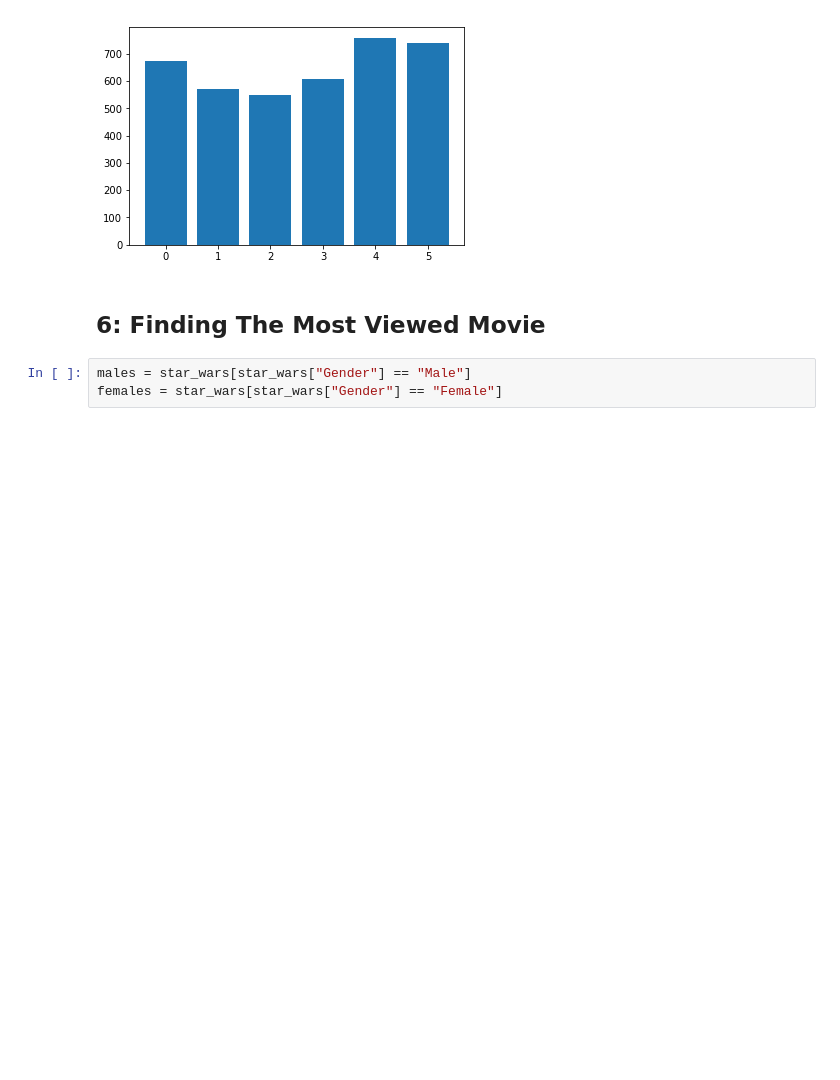
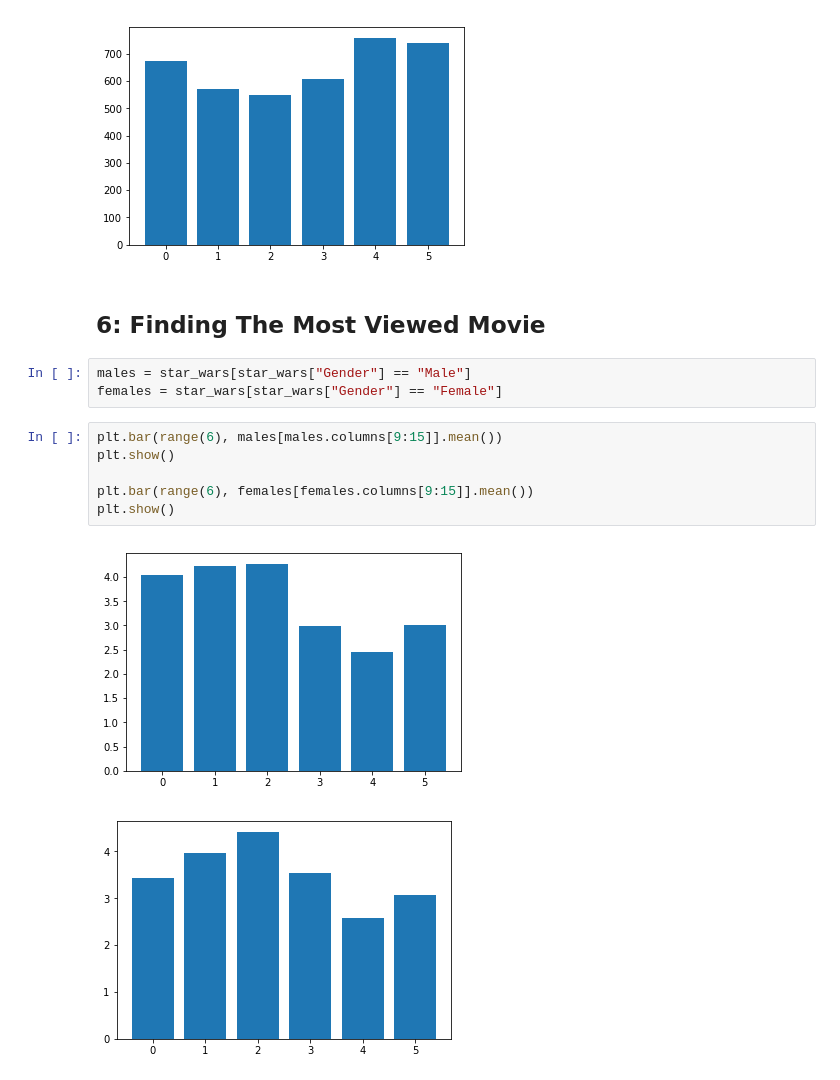
Before and after one commit to JasonMDev/guidedprojects, a Jupyter notebook: jupyter-files/GP08.ipynb, the cells around one changed output. Cells and saved outputs as stored; diff of their text form; blank space fills up the shorter version.

```diff
--- a/jupyter-files/GP08.ipynb
+++ b/jupyter-files/GP08.ipynb
@@ -158,3 +158,12 @@ plt.bar(range(6), star_wars[star_wars.columns[3:9]].sum())
 # %%
 males = star_wars[star_wars["Gender"] == "Male"]
 females = star_wars[star_wars["Gender"] == "Female"]
+# %%
+plt.bar(range(6), males[males.columns[9:15]].mean())
+plt.show()
+
+plt.bar(range(6), females[females.columns[9:15]].mean())
+plt.show()
+# %% [output]
+[figure, added]
+[figure, added]
```
Also changed, not shown: parts of 1 cell of this notebook.
